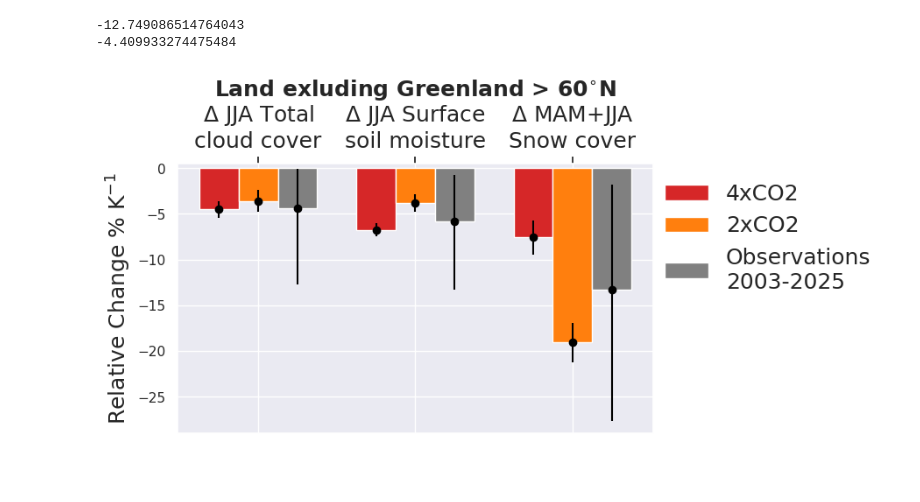
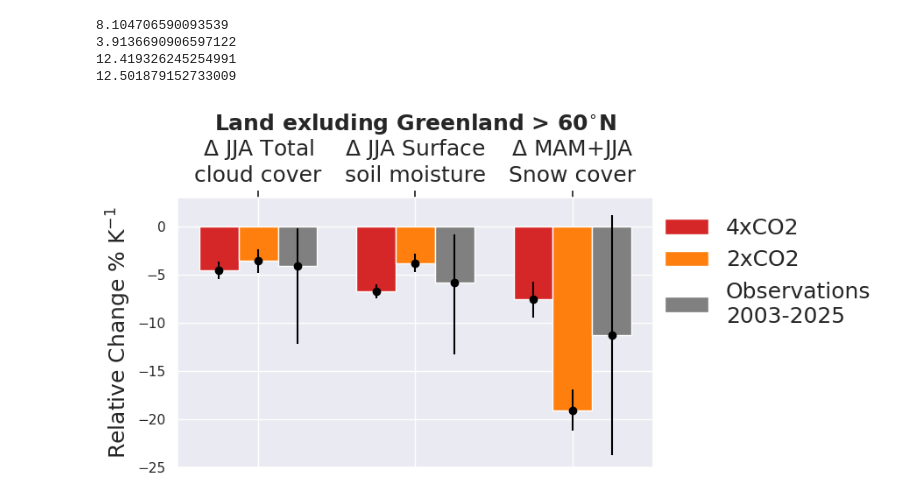
Before and after one commit to astridbg/arctic-cloud-feedbacks, a Jupyter notebook: Fig5_final.ipynb, the cells around one changed output. Drawn from its saved outputs; the diff is of its cells as text; code cells hidden in the pictures; blank space fills up the shorter version.

Commit message:
updates to plots

```diff
--- a/Fig5_final.ipynb
+++ b/Fig5_final.ipynb
@@ -60,7 +60,7 @@ snow_MAM_Arctic_mean = snow_MAM_Arctic_mean*100
 snow_MAM_JJA_mean = 0.5*snow_JJA_Arctic_mean  + 0.5*snow_MAM_Arctic_mean
 # Calculate trend
 timeslice_trend=slice(2003,2025)
-snow_slope, snow_intercept, snow_minus, snow_plus = stats.theilslopes(snow_MAM_JJA_mean.sel(year=timeslice_trend), np.arange(len(snow_MAM_JJA_mean.sel(year=timeslice_trend))))
+snow_slope, snow_intercept, snow_minus, snow_plus = stats.theilslopes(snow_MAM_JJA_mean.sel(year=timeslice_trend).values, np.arange(len(snow_MAM_JJA_mean.sel(year=timeslice_trend))))
 
 # Normalize slope value to initial value
 snow_slope_rel = snow_slope/snow_MAM_JJA_mean.sel(year=2003).values*100
@@ -121,8 +119,8 @@ landmask = landfrac['LANDFRAC'].isel(time=0)
 # Interpolate to CERES data
 landmask_CERES = landmask.interp_like(CERES.isel(time=0))
 # Choose mask points where land fraction is >= 0.9
-landmask_CERES = landmask_CERES.where(landmask_CERES>=0.9)
-landmask = landmask > 0.90
+landmask_CERES = landmask_CERES.where(landmask_CERES>=0.8)
+landmask = landmask > 0.80
 landmask_CERES = landmask_CERES.fillna(0)
 # %%
 Arctic_limit=60
@@ -286,7 +284,7 @@ ds_tas_4xCO2 = xr.open_dataset(rpath+'feedback_input/interval30/tas_abrupt-4xCO2
 # %%
 # Get area fraction
 
-ds_piClim_area = xr.open_dataset(rpath+'land_vars/all_land_vars_piClim.nc')
+ds_piClim_area = xr.open_dataset(rpath+'land_vars/clm_piClim.nc')
 ds_piClim_area = ds_piClim_area['area']
 # %%
 ds_piClim = ds_piClim.drop_vars('time_bounds')
@@ -414,6 +418,8 @@ CERES_minus_rel = CERES_minus/CERES_season_annual.sel(year=2003).values*100/GMST
 CERES_plus_rel = CERES_plus/CERES_season_annual.sel(year=2003).values*100/GMST_plus
 CERES_yerr_minus = abs(CERES_minus_rel - CERES_slope_rel/GMST_slope)
 CERES_yerr_plus = abs(CERES_plus_rel - CERES_slope_rel/GMST_slope)
+print(CERES_yerr_minus)
+print(CERES_yerr_plus)
 
 SM_ERA5_minus_rel = SM_ERA5_minus/SM_ERA5_season_annual.sel(year=2003).values*100/GMST_minus
 SM_ERA5_plus_rel = SM_ERA5_plus/SM_ERA5_season_annual.sel(year=2003).values*100/GMST_plus
@@ -421,12 +427,16 @@ SM_ERA5_yerr_minus = abs(SM_ERA5_minus_rel - SM_ERA5_slope_rel/GMST_slope)
 SM_ERA5_yerr_plus = abs(SM_ERA5_plus_rel - SM_ERA5_slope_rel/GMST_slope)
 
 snow_minus_rel = snow_minus/snow_MAM_JJA_mean.sel(year=2003).values*100/GMST_minus
-snow_plus_rel = snow_plus/snow_MAM_JJA_mean.sel(year=2003).values*100/GMST_plus
+snow_plus_rel = snow_plus/snow_MAM_JJA_mean.sel(year=2003).values*100/GMST_minus
 snow_yerr_minus = abs(snow_minus_rel - snow_slope_rel/GMST_slope)
 snow_yerr_plus = abs(snow_plus_rel - snow_slope_rel/GMST_slope)
+print(snow_yerr_minus)
+print(snow_yerr_plus)
 # %% [output]
--12.749086514764043
--4.409933274475484
+8.104706590093539
+3.9136690906597122
+12.419326245254991
+12.501879152733009
 # %%
 sns.set_theme()
 fig, ax = plt.subplots(1, 1, figsize=[7, 4])
@@ -449,32 +459,32 @@ JJA_change = {
 errors = [[ds_4xCO2_Arctic_JJA_std_err['CLDTOT'], ds_4xCO2_Arctic_JJA_std_err['SOILWATER_10CM_corrected'], ds_4xCO2_Arctic_MAM_JJA_std_err['FSNO']],
            [ds_2xCO2_Arctic_JJA_std_err['CLDTOT'], ds_2xCO2_Arctic_JJA_std_err['SOILWATER_10CM_corrected'], ds_2xCO2_Arctic_MAM_JJA_std_err['FSNO']],
            [(CERES_yerr_minus, SM_ERA5_yerr_minus, snow_yerr_minus),
             (CERES_yerr_plus, SM_ERA5_yerr_plus, snow_yerr_plus)]]
 #errors = [[1, 1, 1],
 #           [1, 1, 1],
 #           [(CERES_yerr_minus, SM_ERA5_yerr_minus, snow_yerr_minus),
 #            (CERES_yerr_plus, SM_ERA5_yerr_plus, snow_yerr_plus)]]
 
 x = np.arange(len(vars))  # the label locations
 width = 0.25  # the width of the bars
 multiplier = 0
 colors = ['tab:red', 'tab:orange','grey']
 for exp, measurement in JJA_change.items():
     offset = width * multiplier
     rects = ax.bar(x + offset, measurement, width, label=exp, color=colors[multiplier])
     errorbars = ax.errorbar(x + offset, measurement, yerr=errors[multiplier], fmt="o", color="black")
     multiplier += 1
 
-ax.set_ylim([-29,0.5])
+ax.set_ylim([-25,3])
 #ax.set_yscale('symlog')
 ax.set_xticks(x + width, vars, fontsize=18)
 ax.xaxis.tick_top()
 #ax.set_xticks([-10, -8, -6, -4, 0], [-80, -60, -40, -20, 0], fontsize=18)
 ax.set_ylabel('Relative Change % K$^{-1}$', fontsize=18)
 ax.legend(loc='upper right', fontsize=18,bbox_to_anchor=[1.5,1],frameon=False)
 ax.set_title('Land exluding Greenland > 60$^{\circ}$N',fontsize=18, fontweight='bold')
 
 fig.savefig('/nird/datapeak/NS9600K/astridbg/arctic-cld-feedbacks/arctic-cloud-feedbacks/article_figs/Fig5.png',bbox_inches='tight')
 fig.savefig('/nird/datapeak/NS9600K/astridbg/arctic-cld-feedbacks/arctic-cloud-feedbacks/article_figs/Fig5.pdf',bbox_inches='tight')
 # %% [output]
-[figure, old version]
+[figure, new version]
```
Also changed, not shown: parts of 4 cells of this notebook, 12 other files.
